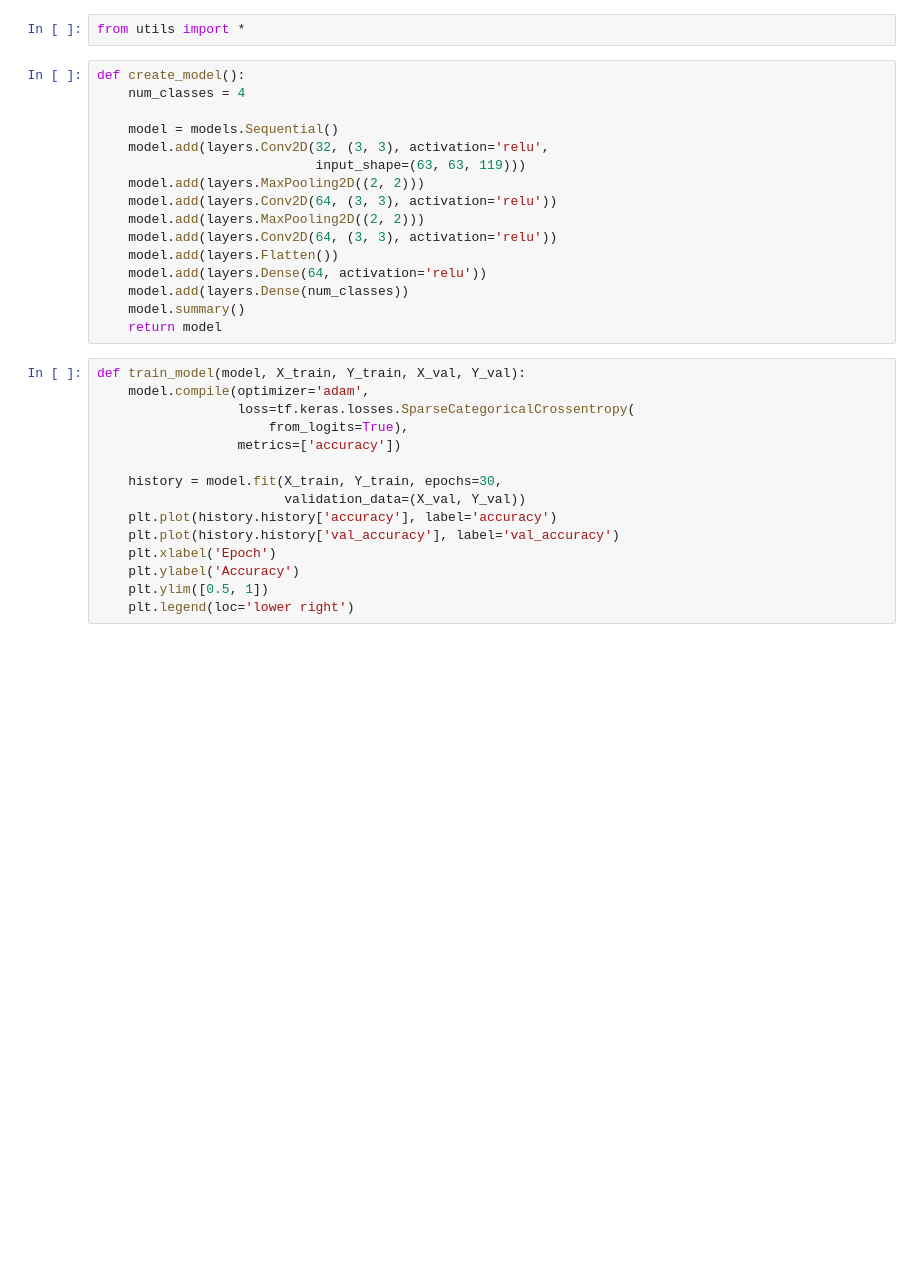
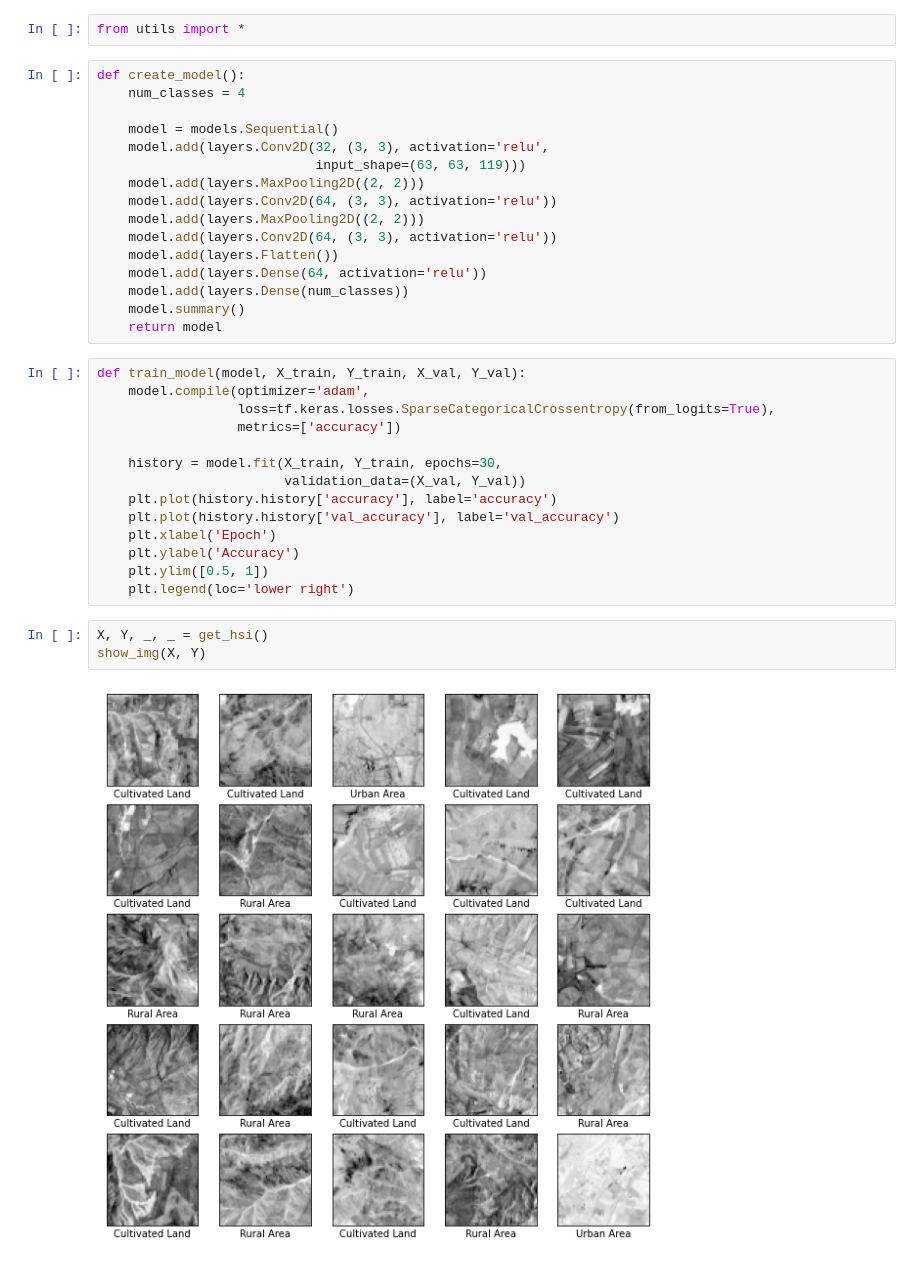
Before and after one commit to aozmekik/cbhir, a Jupyter notebook: cnn2d.ipynb, the cells around one changed output. Saved outputs shown, nothing was run; the diff lists cells and outputs as text; blank space fills up the shorter version.

```diff
--- a/cnn2d.ipynb
+++ b/cnn2d.ipynb
@@ -19,8 +19,7 @@ def create_model():
 # %%
 def train_model(model, X_train, Y_train, X_val, Y_val):
     model.compile(optimizer='adam',
-                  loss=tf.keras.losses.SparseCategoricalCrossentropy(
-                      from_logits=True),
+                  loss=tf.keras.losses.SparseCategoricalCrossentropy(from_logits=True),
                   metrics=['accuracy'])
 
     history = model.fit(X_train, Y_train, epochs=30,
@@ -31,4 +30,9 @@ def train_model(model, X_train, Y_train, X_val, Y_val):
     plt.ylabel('Accuracy')
     plt.ylim([0.5, 1])
     plt.legend(loc='lower right')
+# %%
+X, Y, _, _ = get_hsi()
+show_img(X, Y)
+# %% [output]
+[figure, added]
 # %%
```
Also changed, not shown: parts of 8 cells of this notebook, 3 other files.
